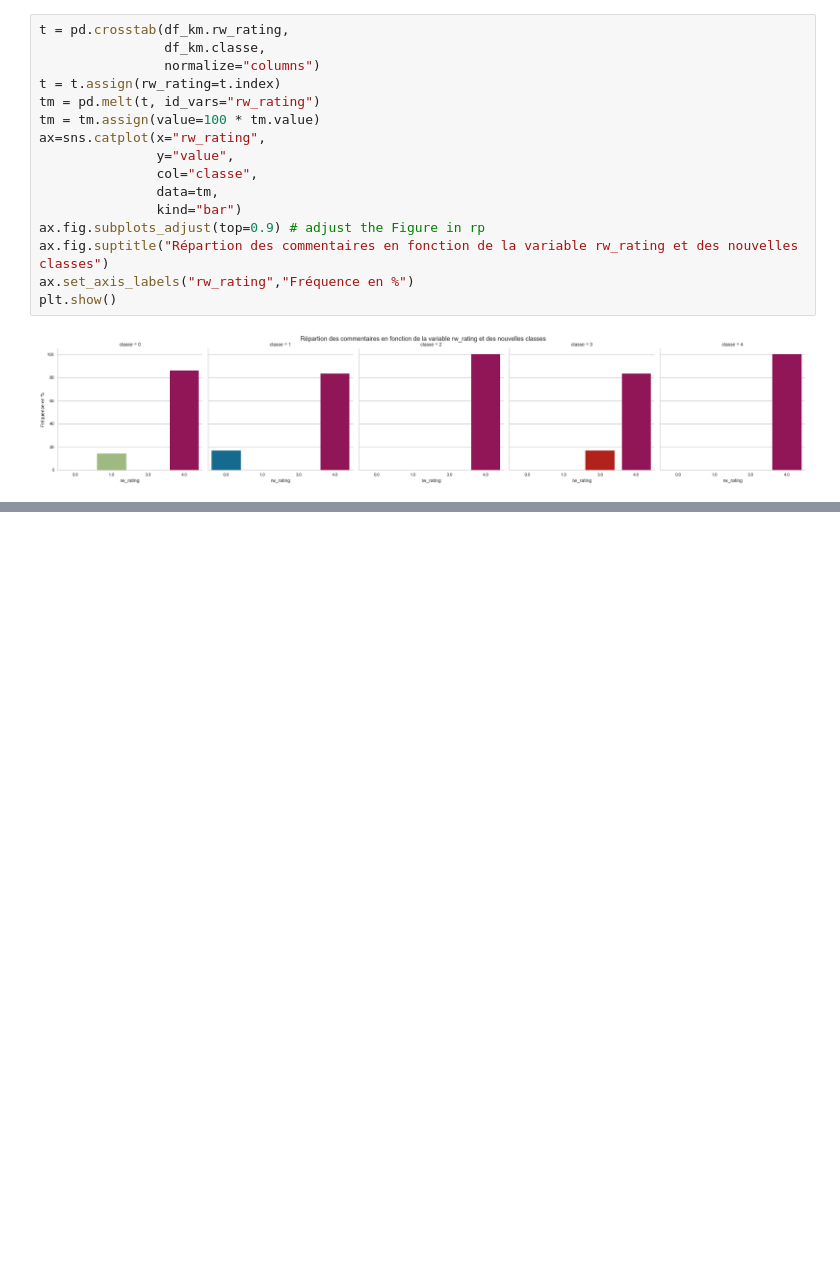
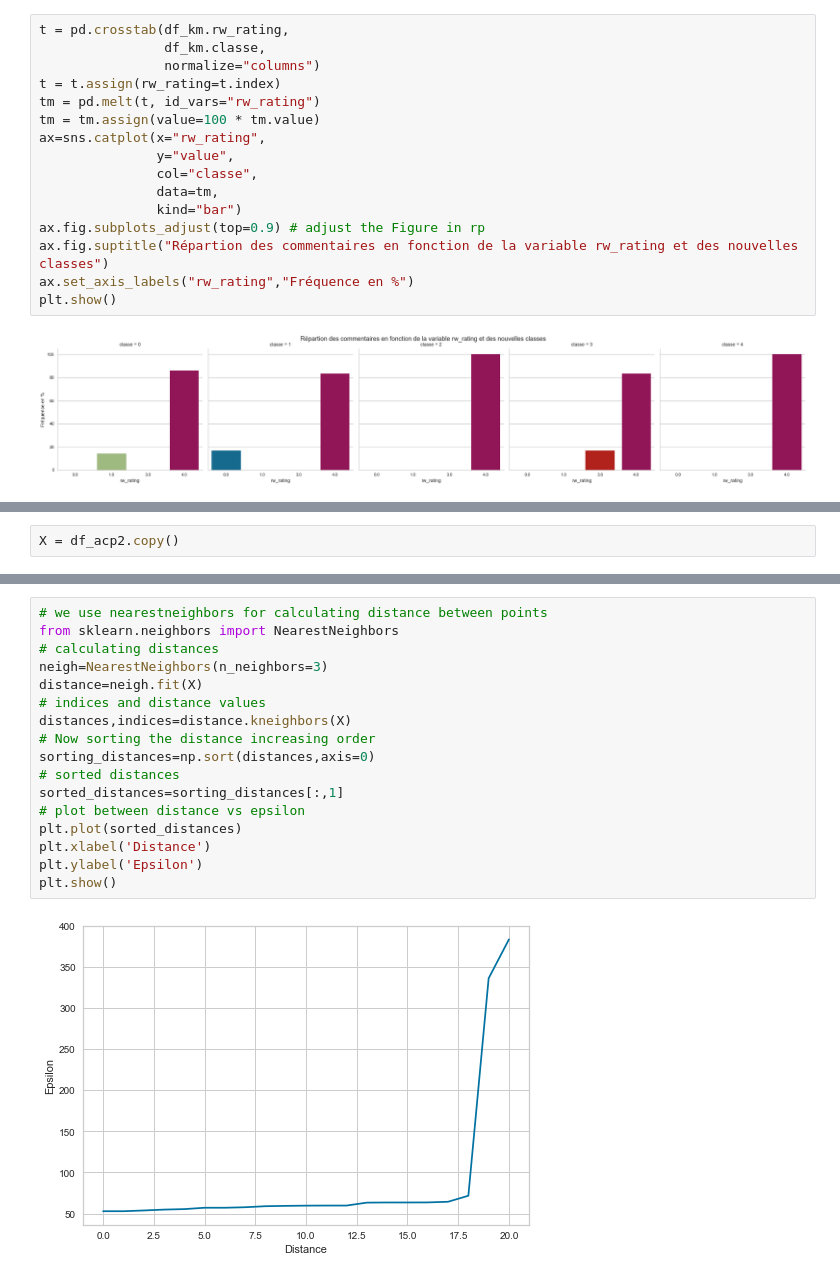
Before and after one commit to AurelieAAN/OP_Project6, a Jupyter notebook: P6_02_notebook.ipynb, the cells around one changed output, grey strips where cells are left out. Drawn from its saved outputs; the diff is of its cells as text; blank space fills up the shorter version.

```diff
--- a/P6_02_notebook.ipynb
+++ b/P6_02_notebook.ipynb
@@ -1691,0 +1696,2 @@ plt.show()
+# %%
+X = df_acp2.copy()
@@ -1691,0 +1719,19 @@ plt.show()
+# %%
+# we use nearestneighbors for calculating distance between points
+from sklearn.neighbors import NearestNeighbors
+# calculating distances
+neigh=NearestNeighbors(n_neighbors=3)
+distance=neigh.fit(X)
+# indices and distance values
+distances,indices=distance.kneighbors(X)
+# Now sorting the distance increasing order
+sorting_distances=np.sort(distances,axis=0)
+# sorted distances
+sorted_distances=sorting_distances[:,1]
+# plot between distance vs epsilon
+plt.plot(sorted_distances)
+plt.xlabel('Distance')
+plt.ylabel('Epsilon')
+plt.show()
+# %% [output]
+[figure, added]
```
Also changed, not shown: parts of 7 cells of this notebook.
